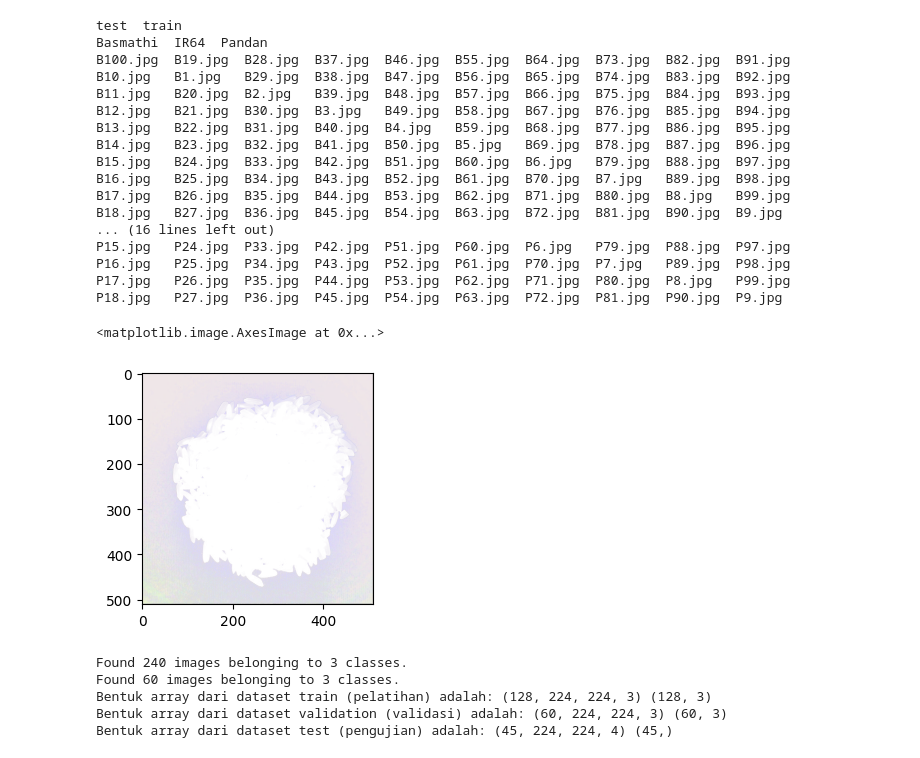
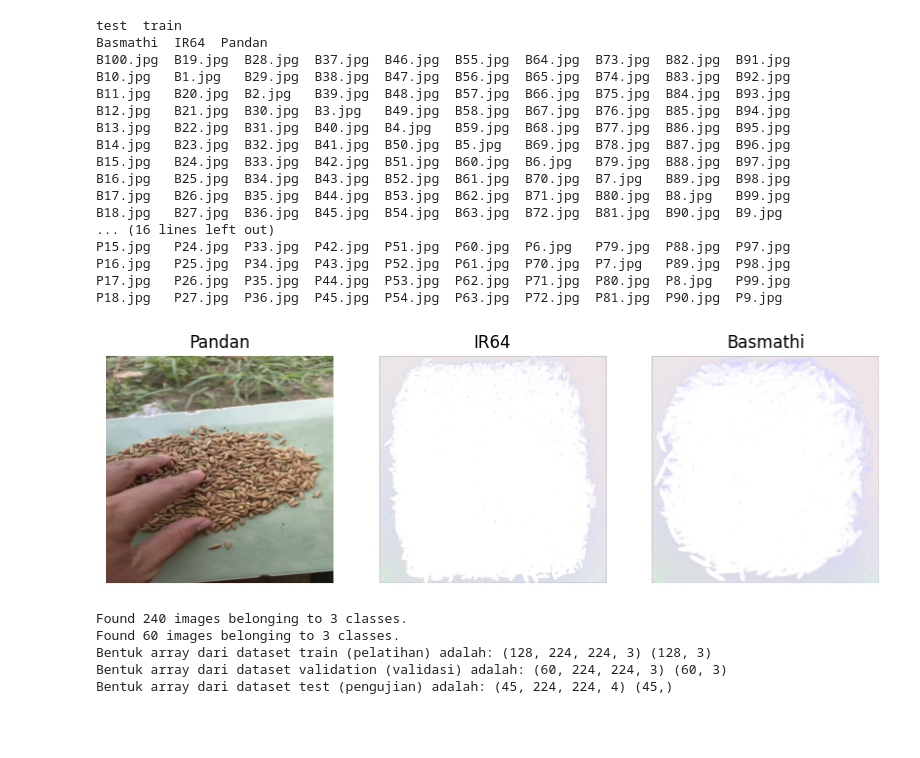
Before and after one commit to irwanmaulana42/google-collab, a Jupyter notebook: Klasifikasi Varietas Beras Basmathi, IR64, Pandan MobileNet.ipynb, the cells around one changed output. Saved outputs shown, nothing was run; the diff lists cells and outputs as text; code cells hidden in the pictures; blank space fills up the shorter version.

```diff
--- a/Klasifikasi Varietas Beras Basmathi, IR64, Pandan MobileNet.ipynb
+++ b/Klasifikasi Varietas Beras Basmathi, IR64, Pandan MobileNet.ipynb
@@ -105,14 +103,31 @@ P15.jpg   P24.jpg  P33.jpg  P42.jpg  P51.jpg  P60.jpg  P6.jpg   P79.jpg  P88.jpg
 P16.jpg   P25.jpg  P34.jpg  P43.jpg  P52.jpg  P61.jpg  P70.jpg  P7.jpg   P89.jpg  P98.jpg
 P17.jpg   P26.jpg  P35.jpg  P44.jpg  P53.jpg  P62.jpg  P71.jpg  P80.jpg  P8.jpg   P99.jpg
 P18.jpg   P27.jpg  P36.jpg  P45.jpg  P54.jpg  P63.jpg  P72.jpg  P81.jpg  P90.jpg  P9.jpg
-# %%
-#Perintah untuk memvisualisasikan satu gambar dari data train
-image = imread("/content/Rice_Image_Dataset/rice_datasets/train/IR64/I17.jpg")
-plt.figure(figsize=(3,3))
-plt.imshow(image)
-# %% [output]
-<matplotlib.image.AxesImage at 0x...>
-[figure, removed]
+# %%
+def display_images(image_paths, titles):
+    plt.figure(figsize=(10, 10))  # Set ukuran figure sesuai kebutuhan
+    for i, (img_path, title) in enumerate(zip(image_paths, titles)):
+        img = imread(img_path)
+        plt.subplot(1, len(image_paths), i + 1)
+        plt.imshow(img)
+        plt.title(title)
+        plt.axis('off')  # Menonaktifkan sumbu
+    plt.show()
+# %%
+# Definisikan direktori gambar
+base_dir = "/content/Rice_Image_Dataset/rice_datasets/train"
+
+# Tentukan nama folder dan gambar
+categories = ["Pandan", "IR64", "Basmathi"]
+image_files = ["P17.jpg", "I64.jpg", "B10.jpg"]  # Pastikan ini adalah nama gambar yang ada
+
+# Buat daftar path gambar
+image_paths = [os.path.join(base_dir, cat, img_file) for cat, img_file in zip(categories, image_files)]
+
+# Menampilkan gambar
+display_images(image_paths, categories)
+# %% [output]
+[figure, added]
 # %%
 #Memuat semua gambar ke memori untuk pertama kali
 
```
Also changed, not shown: parts of 20 cells of this notebook.
